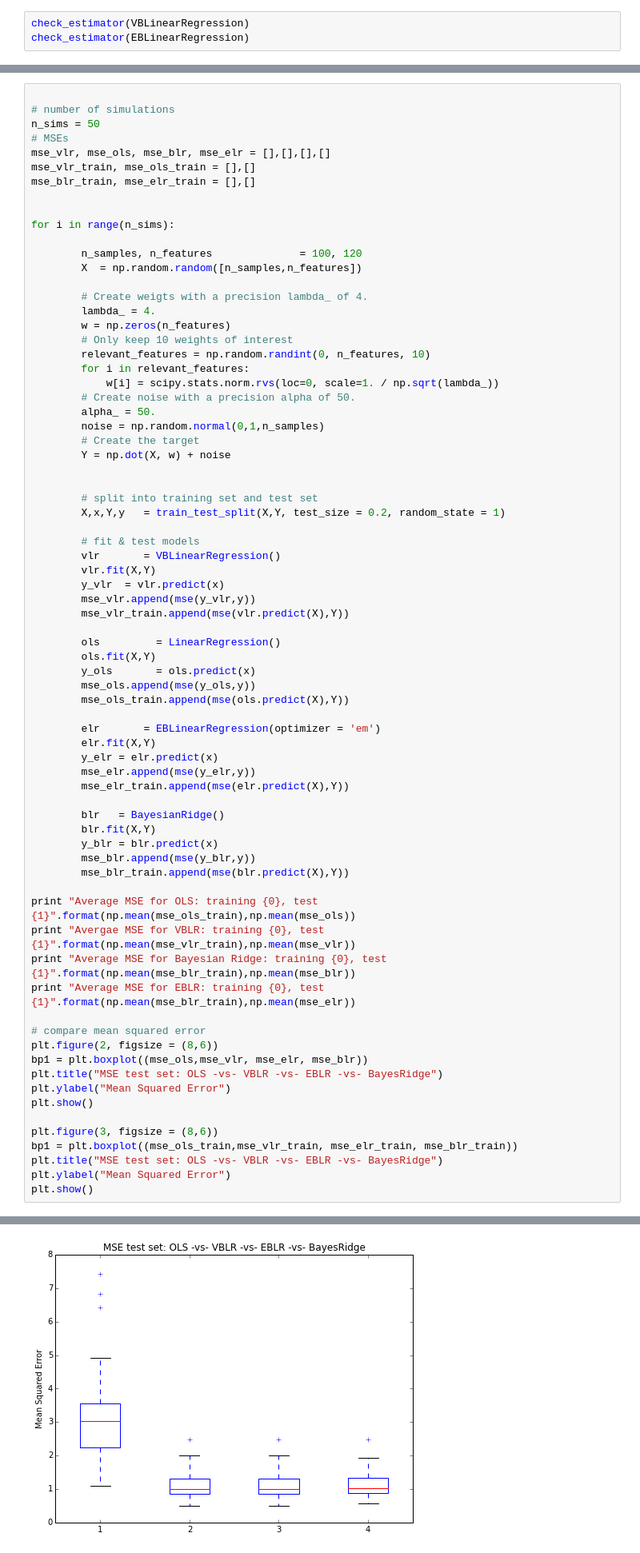
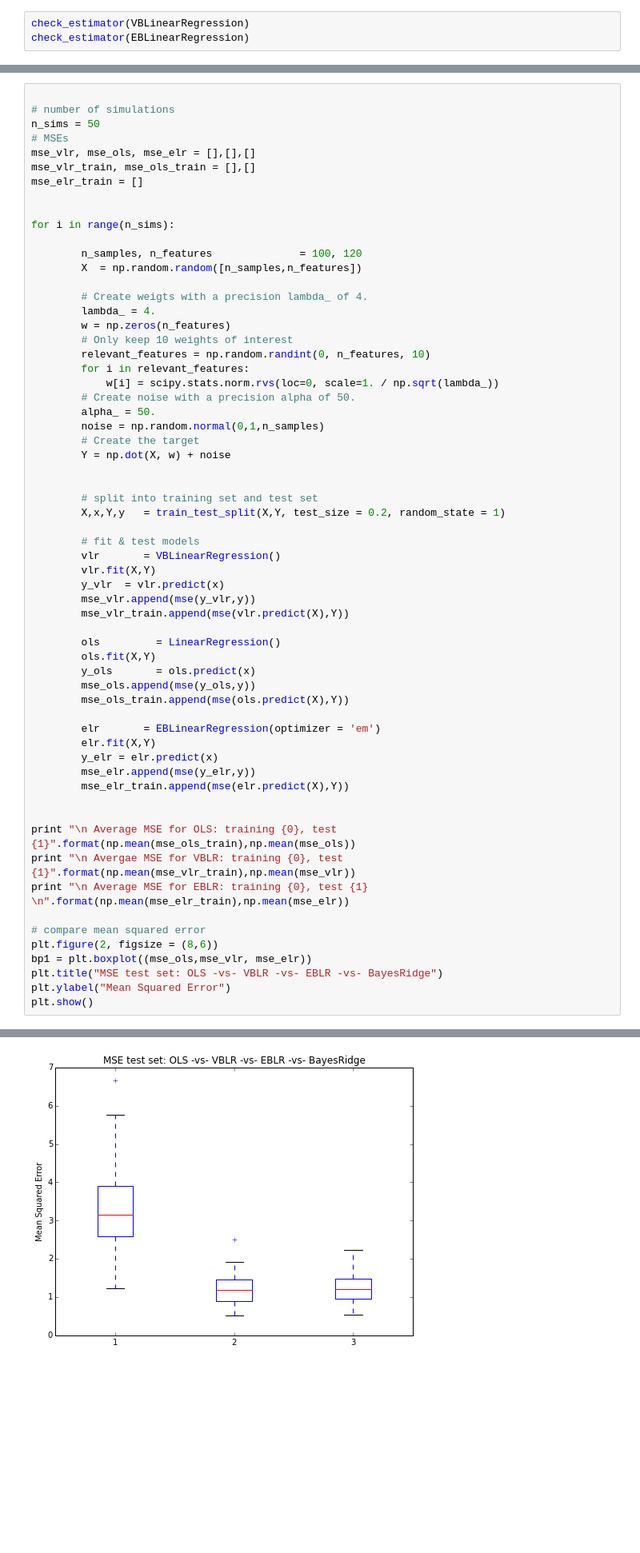
Before and after one commit to AmazaspShumik/sklearn-bayes, a Jupyter notebook: ipython_notebooks_tutorials/linear_models/bayesian_linear_regression.ipynb, the cells around one changed output, grey strips where cells are left out. Shown at 80% size. Cells and saved outputs as stored; diff of their text form; blank space fills up the shorter version.

```diff
--- a/ipython_notebooks_tutorials/linear_models/bayesian_linear_regression.ipynb
+++ b/ipython_notebooks_tutorials/linear_models/bayesian_linear_regression.ipynb
@@ -99,9 +96,9 @@ MSE on test set :
 # number of simulations
 n_sims = 50
 # MSEs
-mse_vlr, mse_ols, mse_blr, mse_elr = [],[],[],[]
+mse_vlr, mse_ols, mse_elr = [],[],[]
 mse_vlr_train, mse_ols_train = [],[]
-mse_blr_train, mse_elr_train = [],[]
+mse_elr_train = []
 
 
 for i in range(n_sims):
@@ -145,27 +142,15 @@ for i in range(n_sims):
         mse_elr.append(mse(y_elr,y))
         mse_elr_train.append(mse(elr.predict(X),Y))
 
-        blr   = BayesianRidge()
-        blr.fit(X,Y)
-        y_blr = blr.predict(x)
-        mse_blr.append(mse(y_blr,y))
-        mse_blr_train.append(mse(blr.predict(X),Y))
 
-print "Average MSE for OLS: training {0}, test {1}".format(np.mean(mse_ols_train),np.mean(mse_ols))
-print "Avergae MSE for VBLR: training {0}, test {1}".format(np.mean(mse_vlr_train),np.mean(mse_vlr))
-print "Average MSE for Bayesian Ridge: training {0}, test {1}".format(np.mean(mse_blr_train),np.mean(mse_blr))
-print "Average MSE for EBLR: training {0}, test {1}".format(np.mean(mse_blr_train),np.mean(mse_elr))
+print "\n Average MSE for OLS: training {0}, test {1}".format(np.mean(mse_ols_train),np.mean(mse_ols))
+print "\n Avergae MSE for VBLR: training {0}, test {1}".format(np.mean(mse_vlr_train),np.mean(mse_vlr))
+print "\n Average MSE for EBLR: training {0}, test {1} \n".format(np.mean(mse_elr_train),np.mean(mse_elr))
 
 # compare mean squared error
 plt.figure(2, figsize = (8,6))
-bp1 = plt.boxplot((mse_ols,mse_vlr, mse_elr, mse_blr))
+bp1 = plt.boxplot((mse_ols,mse_vlr, mse_elr))
 plt.title("MSE test set: OLS -vs- VBLR -vs- EBLR -vs- BayesRidge")
 plt.ylabel("Mean Squared Error")
 plt.show()
-
-plt.figure(3, figsize = (8,6))
-bp1 = plt.boxplot((mse_ols_train,mse_vlr_train, mse_elr_train, mse_blr_train))
-plt.title("MSE test set: OLS -vs- VBLR -vs- EBLR -vs- BayesRidge")
-plt.ylabel("Mean Squared Error")
-plt.show()
 # %% [output]
@@ -176 +162 @@ Average MSE for EBLR: training 0.759136881046, test 1.11720560689
-[figure, old version]
+[figure, new version]
```
Also changed, not shown: parts of 18 cells of this notebook.
